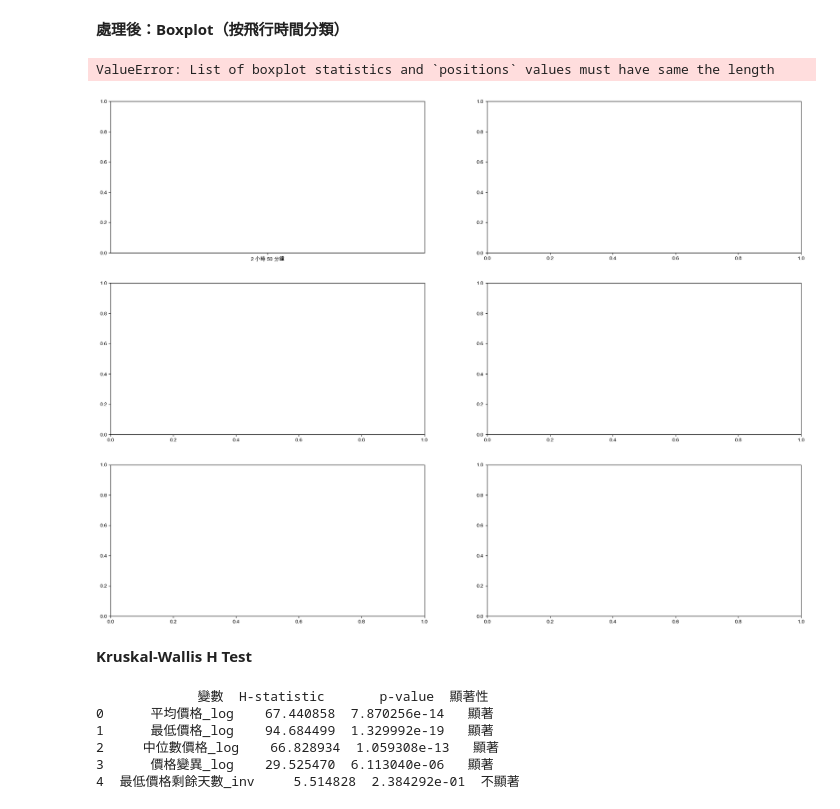
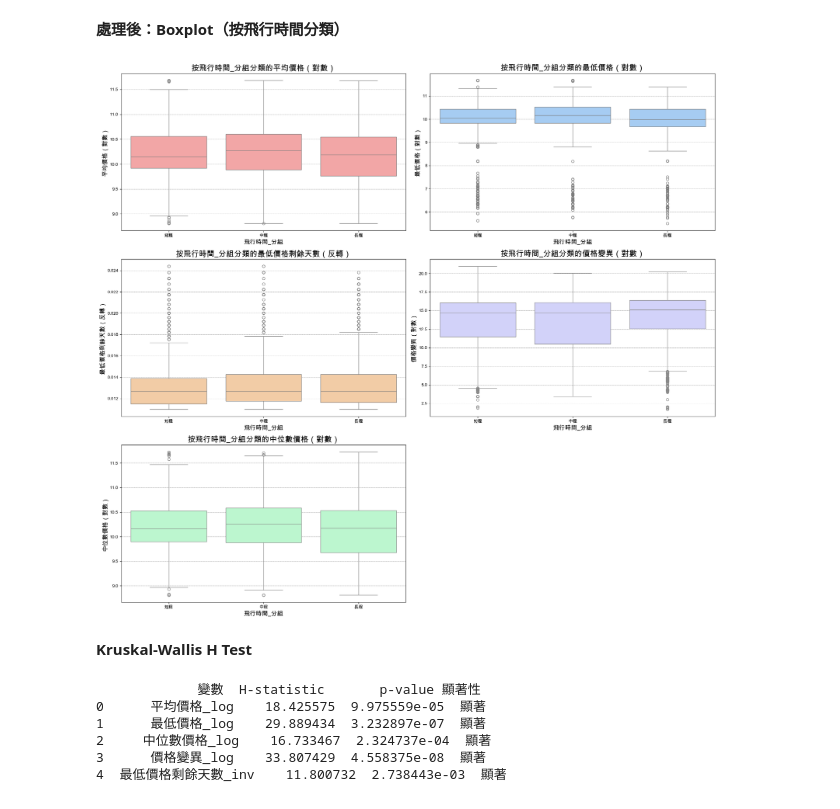
Before and after one commit to ching1223/flight_data, a Jupyter notebook: cleaned_data/flight_time_sydney.ipynb, the cells around one changed output. Cells and saved outputs as stored; diff of their text form; code cells hidden in the pictures.

```diff
--- a/cleaned_data/flight_time_sydney.ipynb
+++ b/cleaned_data/flight_time_sydney.ipynb
@@ -63,62 +86,61 @@ plt.rcParams['font.sans-serif'] = ['Arial Unicode MS']
 plt.rcParams['axes.unicode_minus'] = False
 
 # 設定排序順序
-plot_data['飛行時間'] = pd.Categorical(
-    plot_data['飛行時間'],
-    categories=['2 小時 50 分鐘', '2 小時 55 分鐘', '3 小時', '3 小時 5 分鐘', '3 小時 15 分鐘'],
+plot_data['飛行時間_分組'] = pd.Categorical(
+    plot_data['飛行時間_分組'],
+    categories=['短程', '中程', '長程'],
     ordered=True
 )
 
 # 創建子圖，分別繪製對數轉換後的盒狀圖
-fig, axes = plt.subplots(3, 2, figsize=(24, 18))  # 更新為 3x2 網格
+fig, axes = plt.subplots(3, 2, figsize=(20, 18))  # 更新為 3x2 網格
 
 # 調整圖表標題字體大小
 title_fontsize = 18
 label_fontsize = 14
 
-# 第一個子圖：按飛行時間分類的平均價格的盒狀圖（對數）
-sns.boxplot(data=plot_data, x='飛行時間', y='平均價格_log', ax=axes[0, 0], color='#FF9999')
-axes[0, 0].set_title('按飛行時間分類的平均價格（對數）', fontsize=title_fontsize)
-axes[0, 0].set_xlabel('飛行時間', fontsize=label_fontsize)
+# 第一個子圖：按飛行時間_分組分類的平均價格的盒狀圖（對數）
+sns.boxplot(data=plot_data, x='飛行時間_分組', y='平均價格_log', ax=axes[0, 0], color='#FF9999')
+axes[0, 0].set_title('按飛行時間_分組分類的平均價格（對數）', fontsize=title_fontsize)
+axes[0, 0].set_xlabel('飛行時間_分組', fontsize=label_fontsize)
 axes[0, 0].set_ylabel('平均價格（對數）', fontsize=label_fontsize)
 axes[0, 0].grid(axis='y', color='gray', linestyle='--', linewidth=0.5)
 
-# 第二個子圖：按飛行時間分類的最低價格的盒狀圖（對數）
-sns.boxplot(data=plot_data, x='飛行時間', y='最低價格_log', ax=axes[0, 1], color='#99CCFF')
-axes[0, 1].set_title('按飛行時間分類的最低價格（對數）', fontsize=title_fontsize)
-axes[0, 1].set_xlabel('飛行時間', fontsize=label_fontsize)
+# 第二個子圖：按飛行時間_分組分類的最低價格的盒狀圖（對數）
+sns.boxplot(data=plot_data, x='飛行時間_分組', y='最低價格_log', ax=axes[0, 1], color='#99CCFF')
+axes[0, 1].set_title('按飛行時間_分組分類的最低價格（對數）', fontsize=title_fontsize)
+axes[0, 1].set_xlabel('飛行時間_分組', fontsize=label_fontsize)
 axes[0, 1].set_ylabel('最低價格（對數）', fontsize=label_fontsize)
 axes[0, 1].grid(axis='y', color='gray', linestyle='--', linewidth=0.5)
 
-# 第三個子圖：按飛行時間分類的最低價格剩餘天數（反轉）的盒狀圖
-sns.boxplot(data=plot_data, x='飛行時間', y='最低價格剩餘天數_inv', ax=axes[1, 0], color='#FFCC99')
-axes[1, 0].set_title('按飛行時間分類的最低價格剩餘天數（反轉）', fontsize=title_fontsize)
-axes[1, 0].set_xlabel('飛行時間', fontsize=label_fontsize)
+# 第三個子圖：按飛行時間_分組分類的最低價格剩餘天數（反轉）的盒狀圖
+sns.boxplot(data=plot_data, x='飛行時間_分組', y='最低價格剩餘天數_inv', ax=axes[1, 0], color='#FFCC99')
+axes[1, 0].set_title('按飛行時間_分組分類的最低價格剩餘天數（反轉）', fontsize=title_fontsize)
+axes[1, 0].set_xlabel('飛行時間_分組', fontsize=label_fontsize)
 axes[1, 0].set_ylabel('最低價格剩餘天數（反轉）', fontsize=label_fontsize)
 axes[1, 0].grid(axis='y', color='gray', linestyle='--', linewidth=0.5)
 
-# 第四個子圖：按飛行時間分類的價格變異（對數）的盒狀圖
-sns.boxplot(data=plot_data, x='飛行時間', y='價格變異_log', ax=axes[1, 1], color='#CCCCFF')
-axes[1, 1].set_title('按飛行時間分類的價格變異（對數）', fontsize=title_fontsize)
-axes[1, 1].set_xlabel('飛行時間', fontsize=label_fontsize)
+# 第四個子圖：按飛行時間_分組分類的價格變異（對數）的盒狀圖
+sns.boxplot(data=plot_data, x='飛行時間_分組', y='價格變異_log', ax=axes[1, 1], color='#CCCCFF')
+axes[1, 1].set_title('按飛行時間_分組分類的價格變異（對數）', fontsize=title_fontsize)
+axes[1, 1].set_xlabel('飛行時間_分組', fontsize=label_fontsize)
 axes[1, 1].set_ylabel('價格變異（對數）', fontsize=label_fontsize)
 axes[1, 1].grid(axis='y', color='gray', linestyle='--', linewidth=0.5)
 
-# 第五個子圖：按飛行時間分類的中位數價格（對數）的盒狀圖
-sns.boxplot(data=plot_data, x='飛行時間', y='中位數價格_log', ax=axes[2, 0], color='#B3FFCC')
-axes[2, 0].set_title('按飛行時間分類的中位數價格（對數）', fontsize=title_fontsize)
-axes[2, 0].set_xlabel('飛行時間', fontsize=label_fontsize)
+# 第五個子圖：按飛行時間_分組分類的中位數價格（對數）的盒狀圖
+sns.boxplot(data=plot_data, x='飛行時間_分組', y='中位數價格_log', ax=axes[2, 0], color='#B3FFCC')
+axes[2, 0].set_title('按飛行時間_分組分類的中位數價格（對數）', fontsize=title_fontsize)
+axes[2, 0].set_xlabel('飛行時間_分組', fontsize=label_fontsize)
 axes[2, 0].set_ylabel('中位數價格（對數）', fontsize=label_fontsize)
 axes[2, 0].grid(axis='y', color='gray', linestyle='--', linewidth=0.5)
 
 # 移除未使用的子圖
 axes[2, 1].axis('off')
 
 plt.tight_layout()
 plt.show()
 # %% [output]
-ValueError: List of boxplot statistics and `positions` values must have same the length
-[figure, old version]
+[figure, new version]
 # %% [markdown]
 **Kruskal-Wallis H Test**
 # %%
@@ -126,12 +148,12 @@ import pandas as pd
 from scipy.stats import kruskal
 
 # 提取需要分析的數據
-anova_data = df[['飛行時間', '平均價格_log', '最低價格_log', '中位數價格_log', '價格變異_log', '最低價格剩餘天數_inv']].dropna()
+anova_data = df[['飛行時間_分組', '平均價格_log', '最低價格_log', '中位數價格_log', '價格變異_log', '最低價格剩餘天數_inv']].dropna()
 
 # Kruskal-Wallis 檢測函數
 def perform_kruskal(data, response_var):
     # 分組數據
-    groups = [data[data['飛行時間'] == flight_time][response_var] for flight_time in data['飛行時間'].unique()]
+    groups = [data[data['飛行時間_分組'] == flight_time][response_var] for flight_time in data['飛行時間_分組'].unique()]
     if any(len(group) < 2 for group in groups):  # 確保每組至少有2個數據
         return None, None
     stat, p_value = kruskal(*groups)
@@ -156,9 +178,9 @@ results_df = pd.DataFrame(results)
 # 顯示結果
 print(results_df)
 # %% [output]
-             變數  H-statistic       p-value  顯著性
-0      平均價格_log    67.440858  7.870256e-14   顯著
-1      最低價格_log    94.684499  1.329992e-19   顯著
-2     中位數價格_log    66.828934  1.059308e-13   顯著
-3      價格變異_log    29.525470  6.113040e-06   顯著
-4  最低價格剩餘天數_inv     5.514828  2.384292e-01  不顯著
+             變數  H-statistic       p-value 顯著性
+0      平均價格_log    18.425575  9.975559e-05  顯著
+1      最低價格_log    29.889434  3.232897e-07  顯著
+2     中位數價格_log    16.733467  2.324737e-04  顯著
+3      價格變異_log    33.807429  4.558375e-08  顯著
+4  最低價格剩餘天數_inv    11.800732  2.738443e-03  顯著
```
Also changed, not shown: parts of 3 cells of this notebook, 24 other files.
